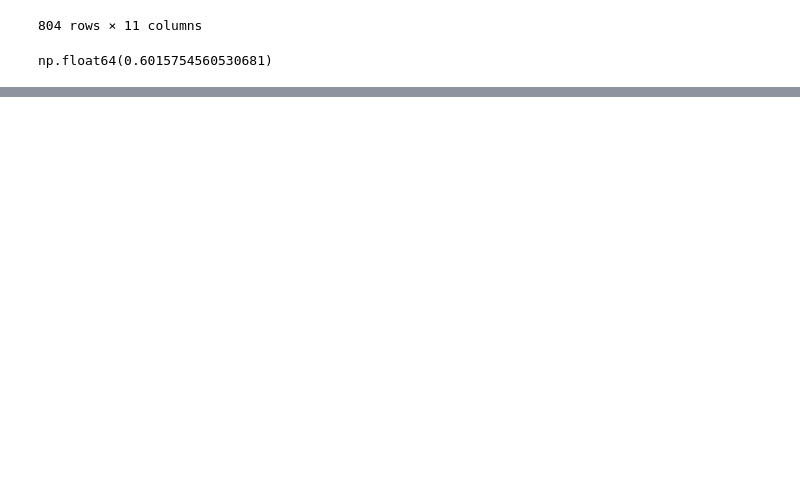
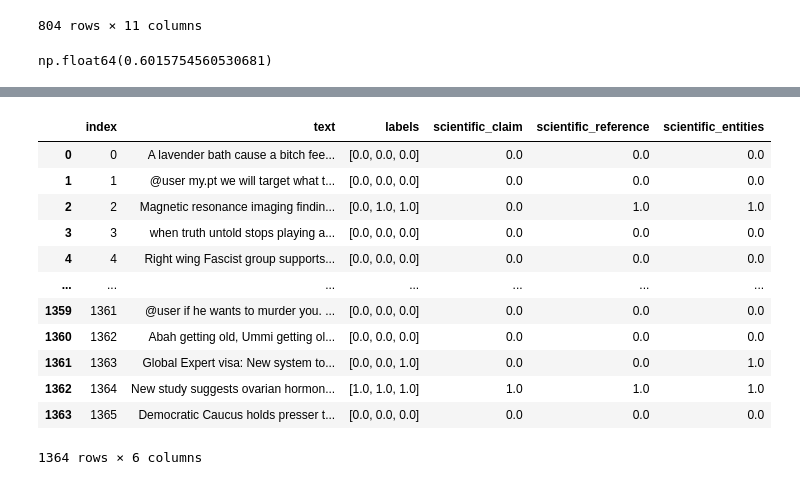
Before and after one commit to climatesense-project/climatesense-checkthat2025, a Jupyter notebook: notebooks/task4a/1a__clean_dataset_and_stats.ipynb, the cells around one changed output, grey strips where cells are left out. Cells and saved outputs as stored; diff of their text form; code cells hidden in the pictures; blank space fills up the shorter version.

```diff
--- a/notebooks/task4a/1__clean_dataset_and_stats.ipynb
+++ b/notebooks/task4a/1a__clean_dataset_and_stats.ipynb
@@ -355,0 +385,17 @@ sciwebclaims_df[
+# %%
+ct_train_data_clean_df = pd.read_csv("../../data/processed/task4/subtask_4a/ct_train_data_clean.tsv", sep="\t")
+ct_train_data_clean_df
+# %% [output]
+|  | index | text | labels | scientific_claim | scientific_reference | scientific_entities |
+| 0 | 0 | A lavender bath cause a bitch fee... | [0.0, 0.0, 0.0] | 0.0 | 0.0 | 0.0 |
+| 1 | 1 | @user my.pt we will target what t... | [0.0, 0.0, 0.0] | 0.0 | 0.0 | 0.0 |
+| 2 | 2 | Magnetic resonance imaging findin... | [0.0, 1.0, 1.0] | 0.0 | 1.0 | 1.0 |
+| 3 | 3 | when truth untold stops playing a... | [0.0, 0.0, 0.0] | 0.0 | 0.0 | 0.0 |
+| 4 | 4 | Right wing Fascist group supports... | [0.0, 0.0, 0.0] | 0.0 | 0.0 | 0.0 |
+| ... | ... | ... | ... | ... | ... | ... |
+| 1359 | 1361 | @user if he wants to murder you. ... | [0.0, 0.0, 0.0] | 0.0 | 0.0 | 0.0 |
+| 1360 | 1362 | Abah getting old, Ummi getting ol... | [0.0, 0.0, 0.0] | 0.0 | 0.0 | 0.0 |
+| 1361 | 1363 | Global Expert visa: New system to... | [0.0, 0.0, 1.0] | 0.0 | 0.0 | 1.0 |
+| 1362 | 1364 | New study suggests ovarian hormon... | [1.0, 1.0, 1.0] | 1.0 | 1.0 | 1.0 |
+| 1363 | 1365 | Democratic Caucus holds presser t... | [0.0, 0.0, 0.0] | 0.0 | 0.0 | 0.0 |
+1364 rows × 6 columns
```
Also changed, not shown: parts of 16 cells of this notebook, 46 other files.
